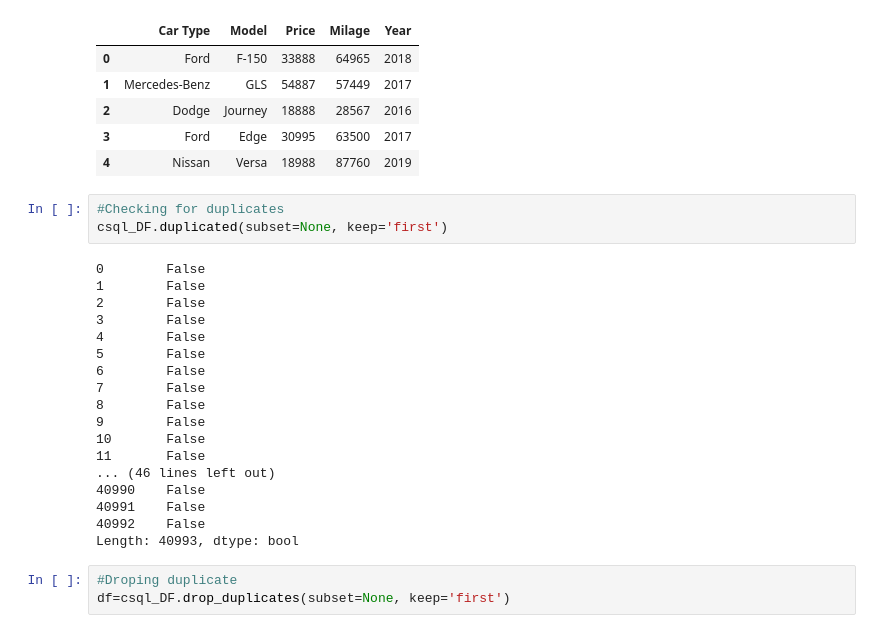
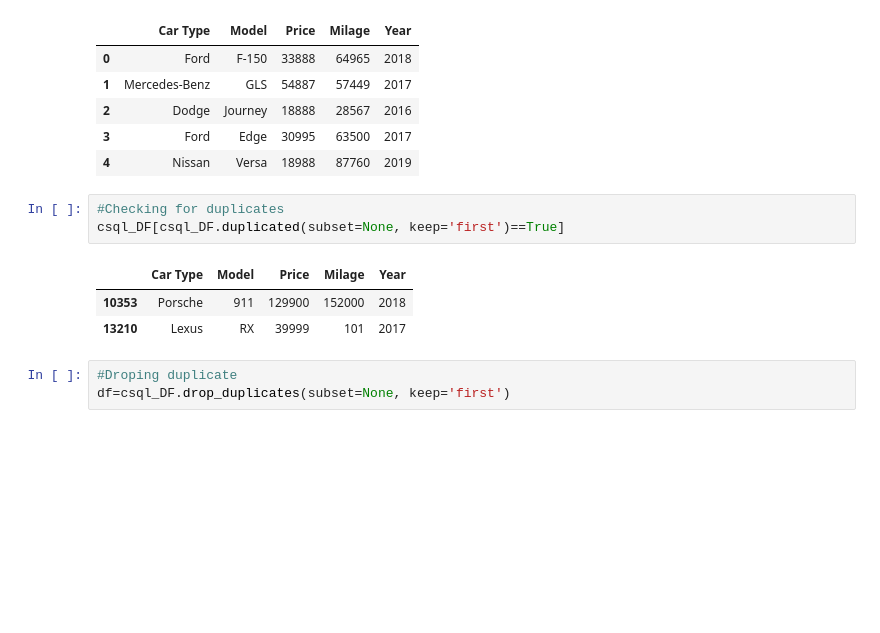
Before and after one commit to kavehamini/Used-Car-Price-Predictor, a Jupyter notebook: Analysis, Cleaning and Visualization of Used Honda Dataset obtained by Scraping Autotrader.ca.ipynb, the cells around one changed output. Drawn from its saved outputs; the diff is of its cells as text; blank space fills up the shorter version.

```diff
--- a/Analysis, Cleaning and Visualization of Used Honda Dataset obtained by Scraping Autotrader.ca.ipynb
+++ b/Analysis, Cleaning and Visualization of Used Honda Dataset obtained by Scraping Autotrader.ca.ipynb
@@ -59,25 +59,11 @@ csql_DF.head()
 | 4 | Nissan | Versa | 18988 | 87760 | 2019 |
 # %%
 #Checking for duplicates
-csql_DF.duplicated(subset=None, keep='first')
+csql_DF[csql_DF.duplicated(subset=None, keep='first')==True]
 # %% [output]
-0        False
-1        False
-2        False
-3        False
-4        False
-5        False
-6        False
-7        False
-8        False
-9        False
-10       False
-11       False
-... (46 lines left out)
-40990    False
-40991    False
-40992    False
-Length: 40993, dtype: bool
+|  | Car Type | Model | Price | Milage | Year |
+| 10353 | Porsche | 911 | 129900 | 152000 | 2018 |
+| 13210 | Lexus | RX | 39999 | 101 | 2017 |
 # %%
 #Droping duplicate
 df=csql_DF.drop_duplicates(subset=None, keep='first')
```
Also changed, not shown: parts of 1 cell of this notebook, 1 other file.
